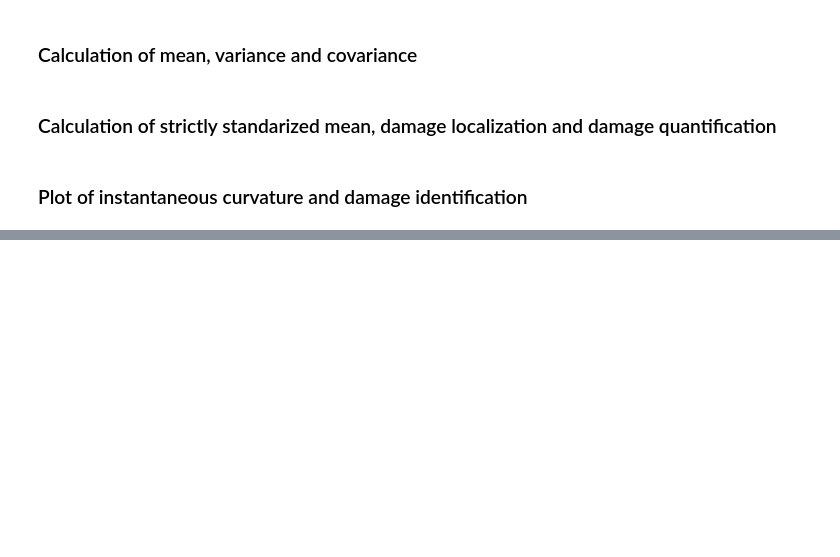
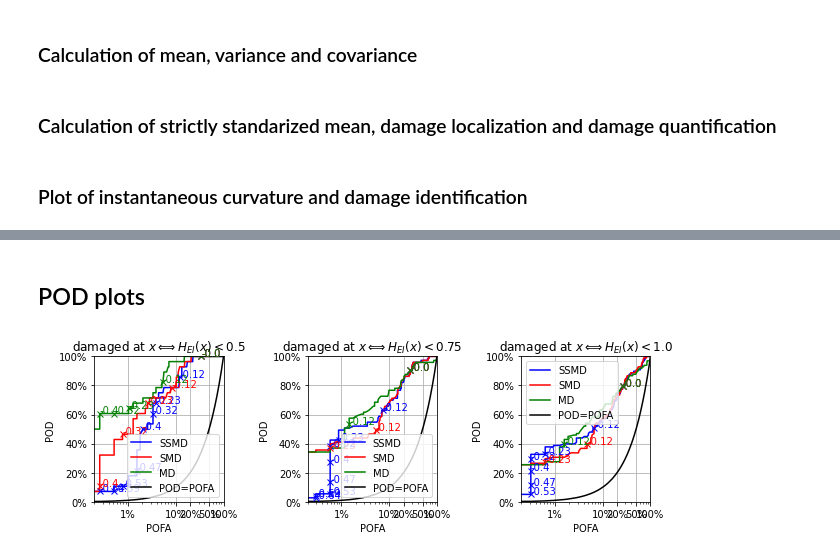
Before and after one commit to carloshernangarrido/structural-health-monitoring, a Jupyter notebook: time_domain_damage_detection_stat.ipynb, the cells around one changed output, grey strips where cells are left out. Drawn from its saved outputs; the diff is of its cells as text; code cells hidden in the pictures; blank space fills up the shorter version.

```diff
--- a/time_domain_damage_detection_stat.ipynb
+++ b/time_domain_damage_detection_stat.ipynb
@@ -532,0 +602,51 @@ for key in cases.keys():
+# %% [markdown]
+## POD plots
+# %%
+fig_size = (9,3)
+path = '/content/drive/My Drive/TRABAJO/45_full_field/Colab Notebooks/Full field time-domain'
+fig, axs = plt.subplots(1, 3, figsize=fig_size, tight_layout=True)
+for i, actual_threshold in enumerate(PODA_dict.keys()):
+  threshold_s = PODA_dict[actual_threshold]['threshold_s']
+  POD_SSMD = PODA_dict[actual_threshold]['POD_SSMD']
+  POFA_SSMD = PODA_dict[actual_threshold]['POFA_SSMD']
+  POD_SMD = PODA_dict[actual_threshold]['POD_SMD']
+  POFA_SMD = PODA_dict[actual_threshold]['POFA_SMD']
+  POD_MD = PODA_dict[actual_threshold]['POD_MD']
+  POFA_MD = PODA_dict[actual_threshold]['POFA_MD']
+  axs[i].set_title('damaged at $x \Longleftrightarrow H_{EI}(x)< $' + f'{actual_threshold}')
+  axs[i].plot(POFA_SSMD, POD_SSMD, label='SSMD', color='blue')
+  axs[i].plot(POFA_SMD, POD_SMD, label='SMD', color='red')
+  axs[i].plot(POFA_MD, POD_MD, label='MD', color='green')
+  axs[i].plot(POFA_MD, POFA_MD, label='POD=POFA', color='black')
+  axs[i].set_xlabel('POFA')
+  axs[i].set_ylabel('POD')
+  axs[i].set_xscale('log')
+  axs[i].legend()
+  axs[i].grid()
+  some_points = [int(_) for _ in np.logspace(np.log10(1), np.log10(len(POFA_SSMD)/2), 50)]
+  some_points = list(set(some_points))
+  some_points.sort()
+  axs[i].plot(POFA_SSMD[some_points], POD_SSMD[some_points], label='SSMD', color='blue', linestyle='', marker='x')
+  axs[i].plot(POFA_SMD[some_points], POD_SMD[some_points], label='SMD', color='red', linestyle='', marker='x')
+  axs[i].plot(POFA_MD[some_points], POD_MD[some_points], label='MD', color='green', linestyle='', marker='x')
+  axs[i].set_xlim((.002, 1))
+  axs[i].set_ylim((.00, 1))
+  for i_point in some_points:
+    limit = 0.001
+    if POFA_SSMD[i_point] >= limit:
+      axs[i].text(POFA_SSMD[i_point], POD_SSMD[i_point], str(np.round(threshold_s[i_point], 2)), color='blue')
+    if POFA_SMD[i_point] >= limit:
+      axs[i].text(POFA_SMD[i_point], POD_SMD[i_point], str(np.round(threshold_s[i_point], 2)), color='red')
+    if POFA_MD[i_point] >= limit:
+      axs[i].text(POFA_MD[i_point], POD_MD[i_point], str(np.round(threshold_s[i_point], 2)), color='green')
+  x_ticks = [.01, .1, .2, .5, 1]
+  x_ticks_labels = [f'{int(_ * 100)}%' for _ in x_ticks]
+  axs[i].set_xticks(x_ticks)
+  axs[i].set_xticklabels(x_ticks_labels)
+  y_ticks = np.linspace(0, 1, 6)#  np.logspace(0.01, 1, 6)
+  y_ticks_labels = [f'{int(_ * 100)}%' for _ in y_ticks]
+  axs[i].set_yticks(y_ticks)
+  axs[i].set_yticklabels(y_ticks_labels)
+plt.savefig(os.path.join(path, 'PODA.pdf'), bbox_inches='tight')
+# %% [output]
+[figure, added]
```
Also changed, not shown: parts of 8 cells of this notebook.
